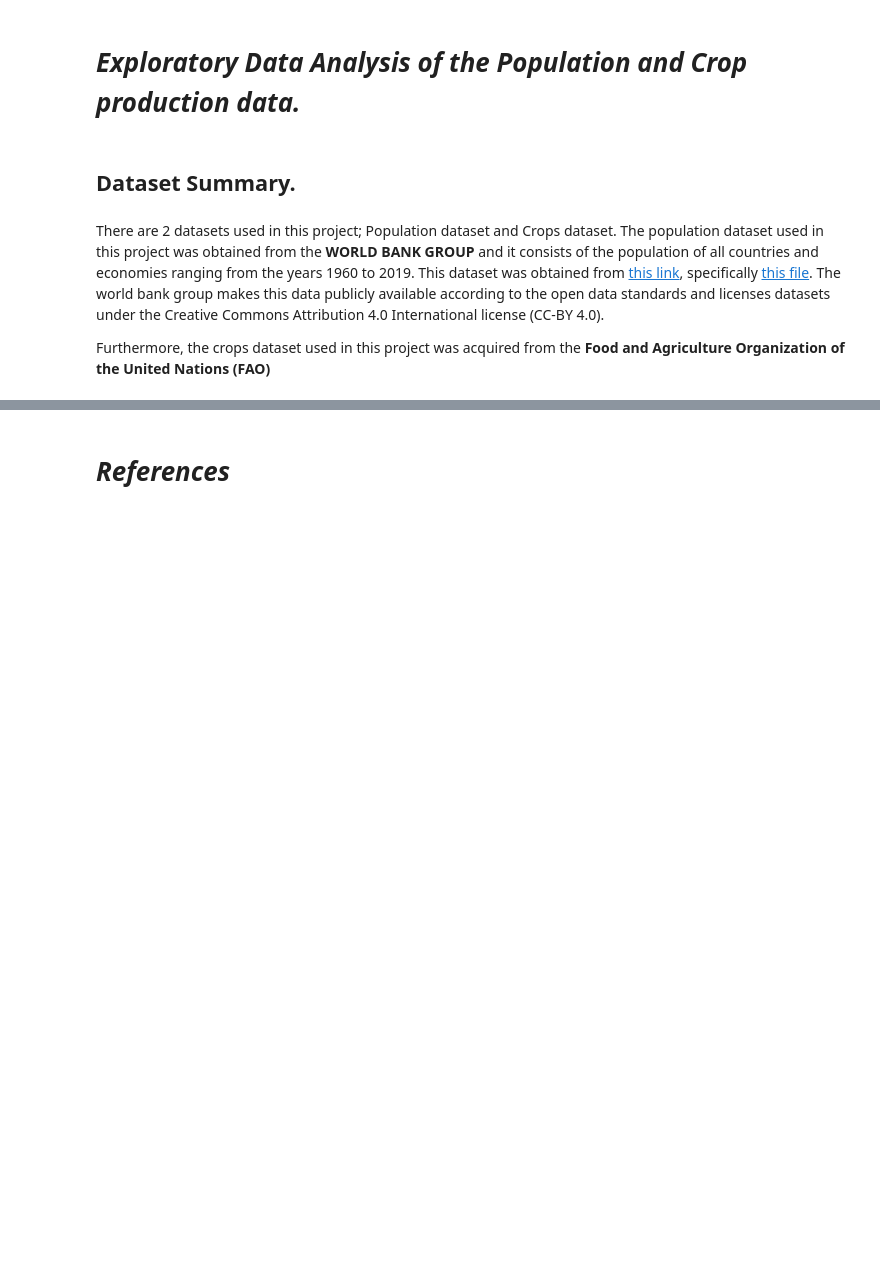
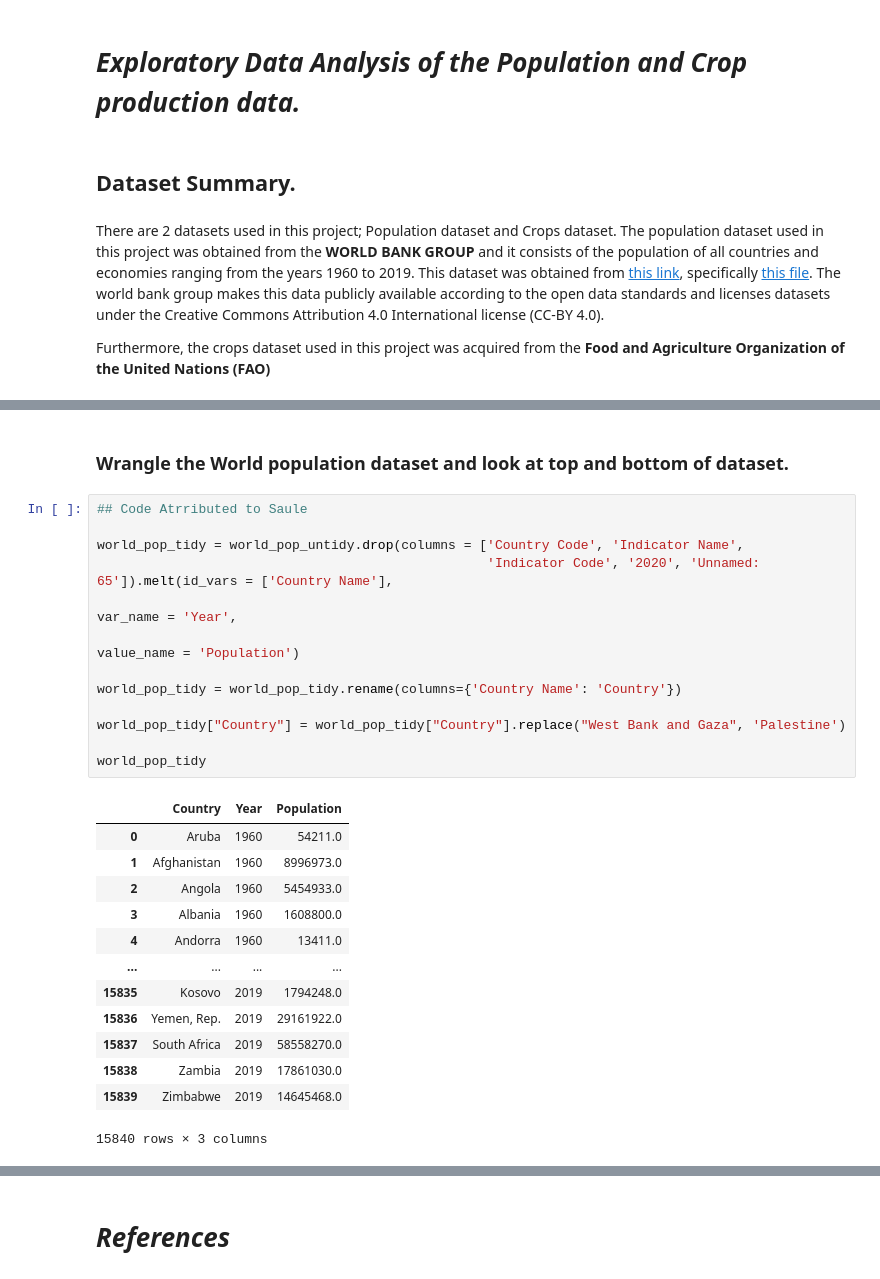
Before and after one commit to rahulkuriyedath/Breast-Cancer-Prediction, a Jupyter notebook: src/EDA.ipynb, the cells around one changed output, grey strips where cells are left out. Cells and saved outputs as stored; diff of their text form; blank space fills up the shorter version.

```diff
--- a/src/EDA.ipynb
+++ b/src/EDA.ipynb
@@ -9,0 +51,29 @@ Furthermore, the crops dataset used in this project was acquired from the **Food
+# %% [markdown]
+### Wrangle the World population dataset and look at top and bottom of dataset.
+# %%
+## Code Atrributed to Saule
+
+world_pop_tidy = world_pop_untidy.drop(columns = ['Country Code', 'Indicator Name',
+                                                  'Indicator Code', '2020', 'Unnamed: 65']).melt(id_vars = ['Country Name'],
+                                                                                              var_name = 'Year',
+                                                                                              value_name = 'Population')
+
+world_pop_tidy = world_pop_tidy.rename(columns={'Country Name': 'Country'})
+
+world_pop_tidy["Country"] = world_pop_tidy["Country"].replace("West Bank and Gaza", 'Palestine')
+
+world_pop_tidy
+# %% [output]
+|  | Country | Year | Population |
+| 0 | Aruba | 1960 | 54211.0 |
+| 1 | Afghanistan | 1960 | 8996973.0 |
+| 2 | Angola | 1960 | 5454933.0 |
+| 3 | Albania | 1960 | 1608800.0 |
+| 4 | Andorra | 1960 | 13411.0 |
+| ... | ... | ... | ... |
+| 15835 | Kosovo | 2019 | 1794248.0 |
+| 15836 | Yemen, Rep. | 2019 | 29161922.0 |
+| 15837 | South Africa | 2019 | 58558270.0 |
+| 15838 | Zambia | 2019 | 17861030.0 |
+| 15839 | Zimbabwe | 2019 | 14645468.0 |
+15840 rows × 3 columns
```
Also changed, not shown: parts of 11 cells of this notebook.
